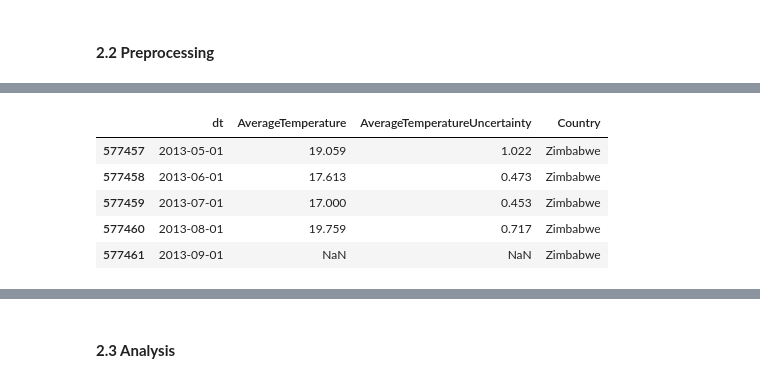
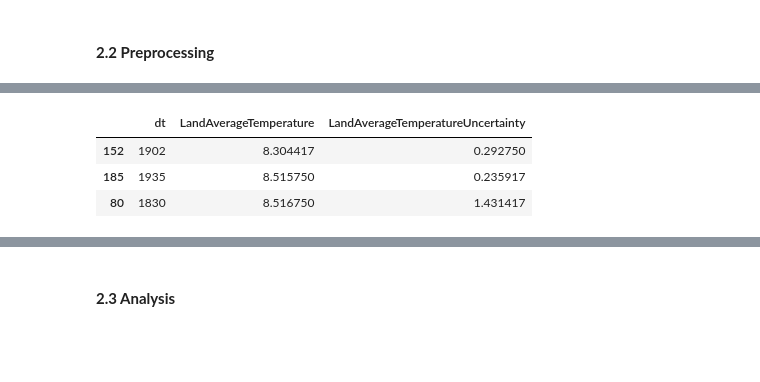
Before and after one commit to TGHuybu/AirPollutionAnalysis, a Jupyter notebook: GlobalWarmingAnalysis.ipynb, the cells around one changed output, grey strips where cells are left out. Cells and saved outputs as stored; diff of their text form; code cells hidden in the pictures; blank space fills up the shorter version.

```diff
--- a/GlobalWarmingAnalysis.ipynb
+++ b/GlobalWarmingAnalysis.ipynb
@@ -47,13 +47,11 @@ globtemp_annual.sample(3)
 # %%
 country_surftemp["dt"] = pd.to_datetime(country_surftemp["dt"], format="%Y-%m-%d")
-country_surftemp.tail()
+globtemp_annual.sample(3)
 # %% [output]
-|  | dt | AverageTemperature | AverageTemperatureUncertainty | Country |
-| 577457 | 2013-05-01 | 19.059 | 1.022 | Zimbabwe |
-| 577458 | 2013-06-01 | 17.613 | 0.473 | Zimbabwe |
-| 577459 | 2013-07-01 | 17.000 | 0.453 | Zimbabwe |
-| 577460 | 2013-08-01 | 19.759 | 0.717 | Zimbabwe |
-| 577461 | 2013-09-01 | NaN | NaN | Zimbabwe |
+|  | dt | LandAverageTemperature | LandAverageTemperatureUncertainty |
+| 152 | 1902 | 8.304417 | 0.292750 |
+| 185 | 1935 | 8.515750 | 0.235917 |
+| 80 | 1830 | 8.516750 | 1.431417 |
 # %%
 country_co2_emission["year"] = pd.to_datetime(country_co2_emission["year"], format="%Y").dt.year
 co2_emission_annual = country_co2_emission[["year", "value"]]
```
Also changed, not shown: parts of 10 cells of this notebook.
